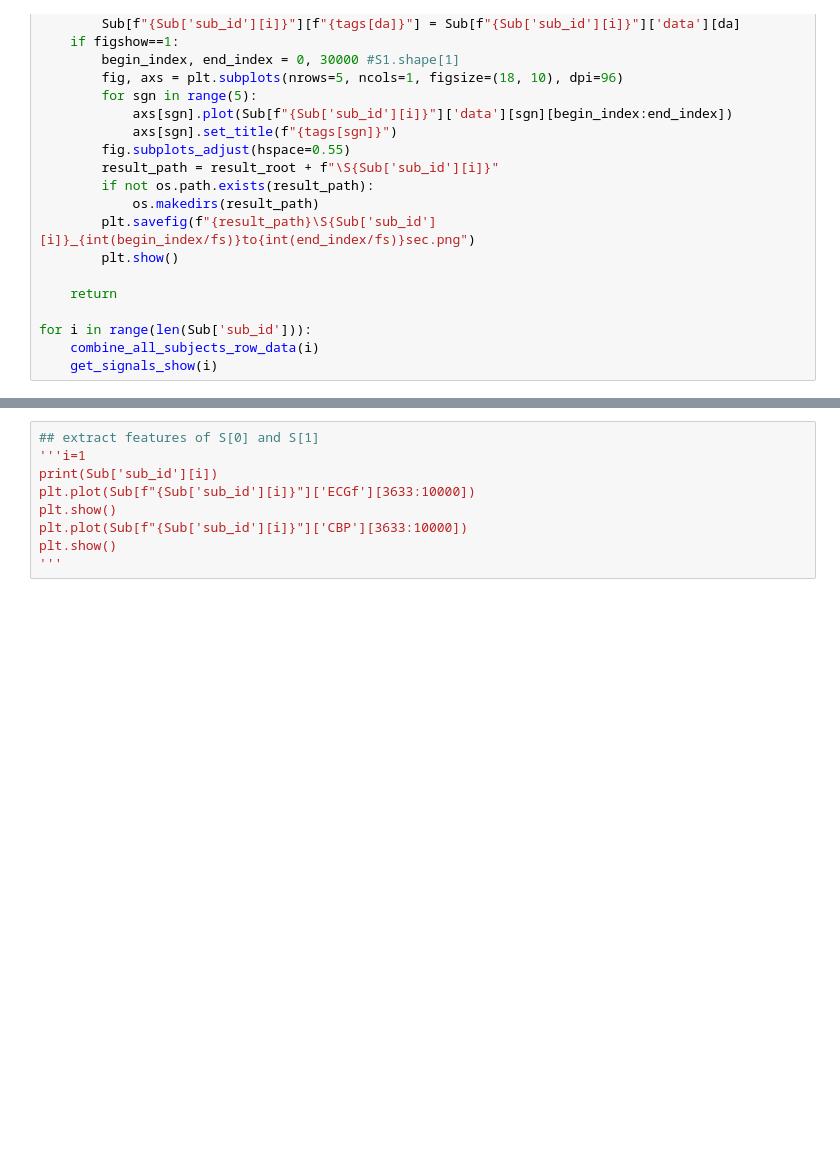
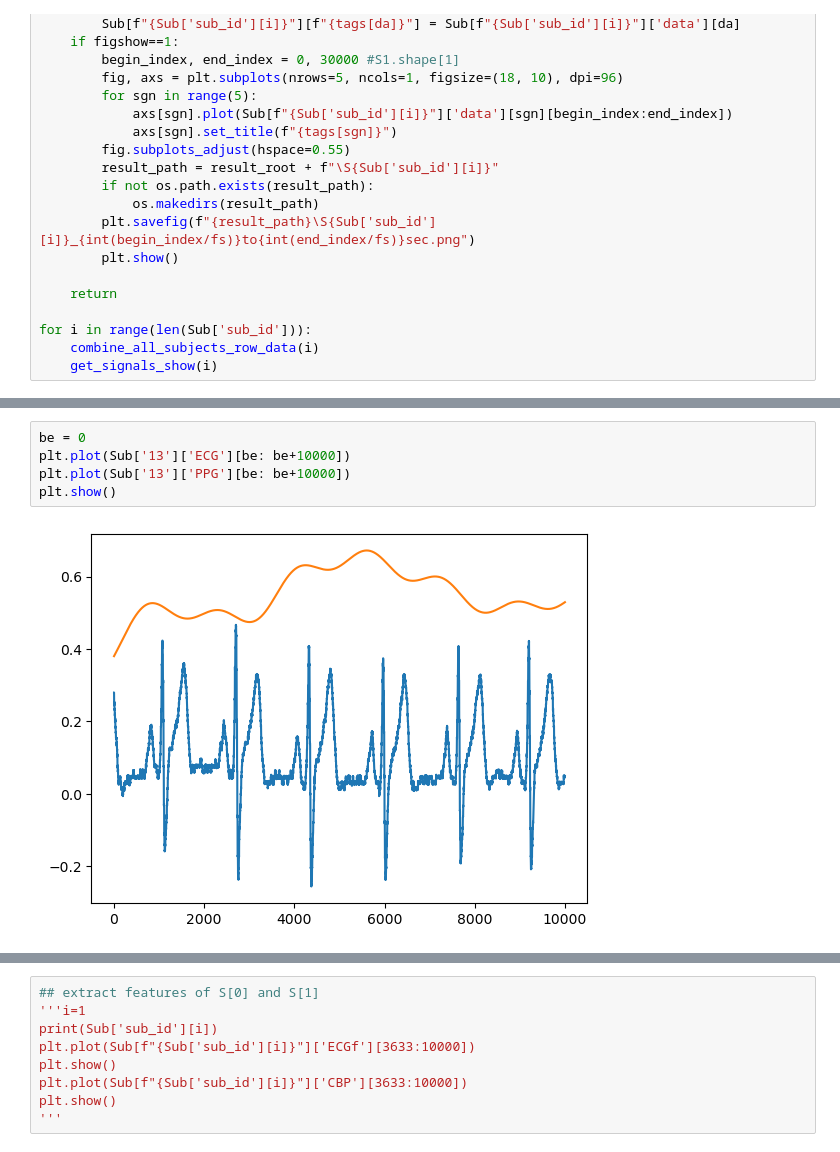
Before and after one commit to YanweiJIN/COCHEHK, a Jupyter notebook: MMBP/mmbp_02Dec23.ipynb, the cells around one changed output, grey strips where cells are left out. Drawn from its saved outputs; the diff is of its cells as text; blank space fills up the shorter version.

```diff
--- a/MMBP/mmbp_02Dec23.ipynb
+++ b/MMBP/mmbp_02Dec23.ipynb
@@ -460,0 +414,7 @@ feature.shift(1)
+# %%
+be = 0
+plt.plot(Sub['13']['ECG'][be: be+10000])
+plt.plot(Sub['13']['PPG'][be: be+10000])
+plt.show()
+# %% [output]
+[figure, added]
```
Also changed, not shown: parts of 7 cells of this notebook.
